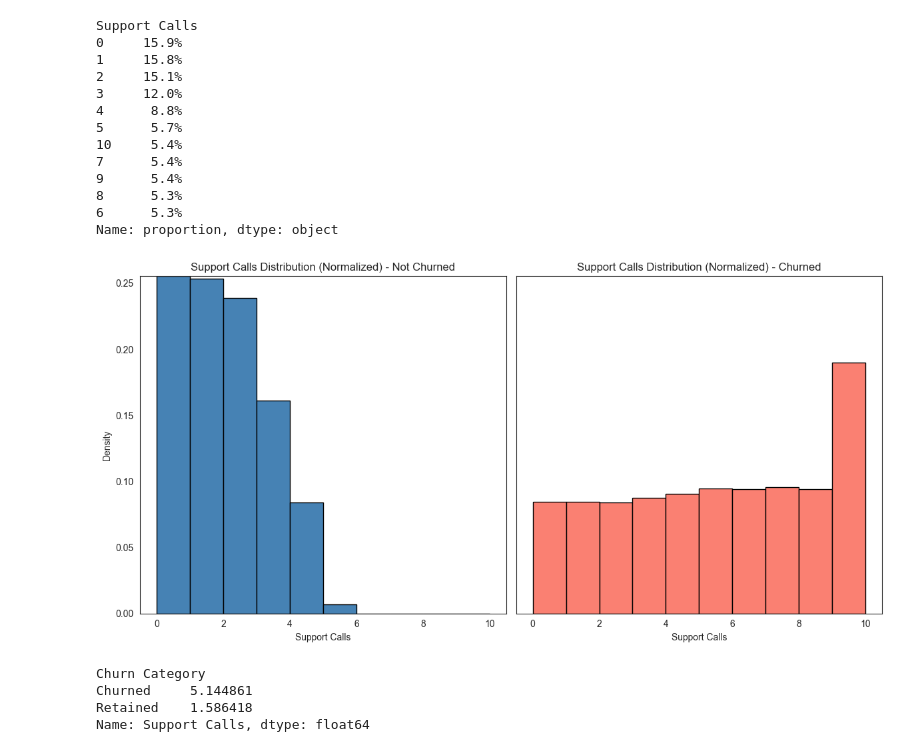
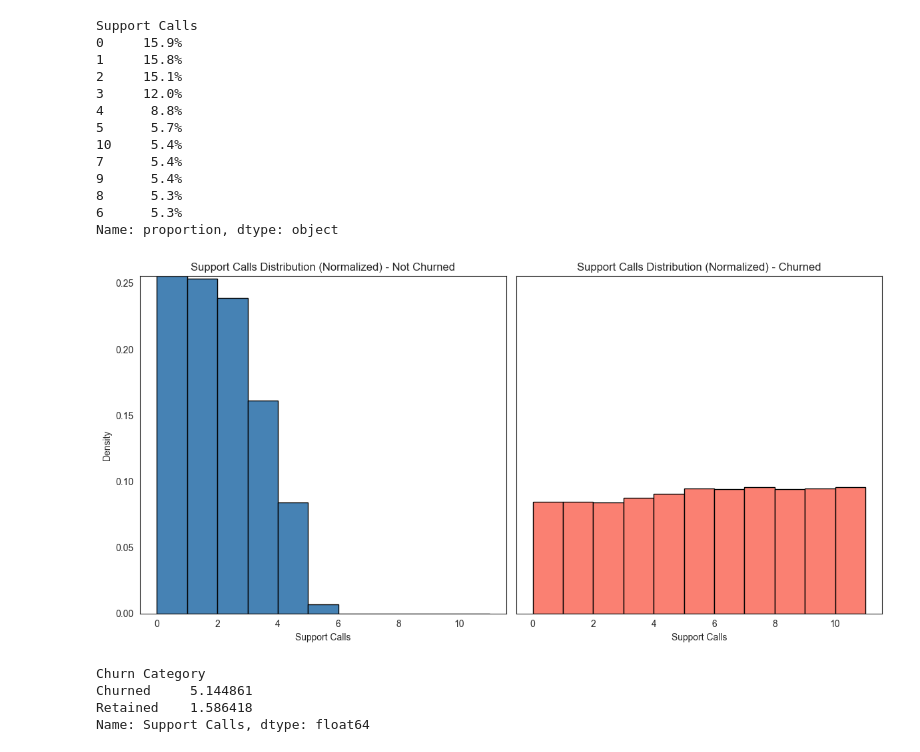
Before and after one commit to EngiEid/Customer_Churn_Dataset_Analysis, a Jupyter notebook: Python/Analysis.ipynb, the cells around one changed output. Saved outputs shown, nothing was run; the diff lists cells and outputs as text; code cells hidden in the pictures.

```diff
--- a/Python/Analysis.ipynb
+++ b/Python/Analysis.ipynb
@@ -1451,56 +1453,55 @@ Support Calls
 6      5.3%
 Name: proportion, dtype: object
 # %%
-support_min = df["Support Calls"].min()    # all people whose support calls were more than 6 have churned
+support_min = df["Support Calls"].min()
 support_max = df["Support Calls"].max()
+
+
+bins = np.arange(support_min, support_max + 2)
 
 dens_not, _ = np.histogram(
     df[df["Churn"] == 0]["Support Calls"],
-    bins=10,
-    range=(support_min, support_max),
+    bins=bins,
     density=True
 )
 
 dens_churn, _ = np.histogram(
     df[df["Churn"] == 1]["Support Calls"],
-    bins=20,
-    range=(support_min, support_max),
+    bins=bins,
     density=True
 )
 
 y_max = max(dens_not.max(), dens_churn.max())
 
 fig, (ax1, ax2) = plt.subplots(1, 2, figsize=(12, 6), sharey=True)
 
 ax1.hist(
     df[df["Churn"] == 0]["Support Calls"],
-    bins=10,
-    range=(support_min, support_max),
+    bins=bins,
     color='steelblue',
     edgecolor='black',
     density=True
 )
 ax1.set_title("Support Calls Distribution (Normalized) - Not Churned")
 ax1.set_xlabel("Support Calls")
 ax1.set_ylabel("Density")
 ax1.set_ylim(0, y_max)
 
 ax2.hist(
     df[df["Churn"] == 1]["Support Calls"],
-    bins=10,
-    range=(support_min, support_max),
+    bins=bins,
     color='salmon',
     edgecolor='black',
     density=True
 )
 ax2.set_title("Support Calls Distribution (Normalized) - Churned")
 ax2.set_xlabel("Support Calls")
 ax2.set_ylim(0, y_max)
 
 plt.tight_layout()
 plt.show()
 # %% [output]
-[figure, old version]
+[figure, new version]
 # %%
 df.groupby('Churn Category')['Support Calls'].mean()
 # %% [output]
```
Also changed, not shown: parts of 7 cells of this notebook, 11 other files.
